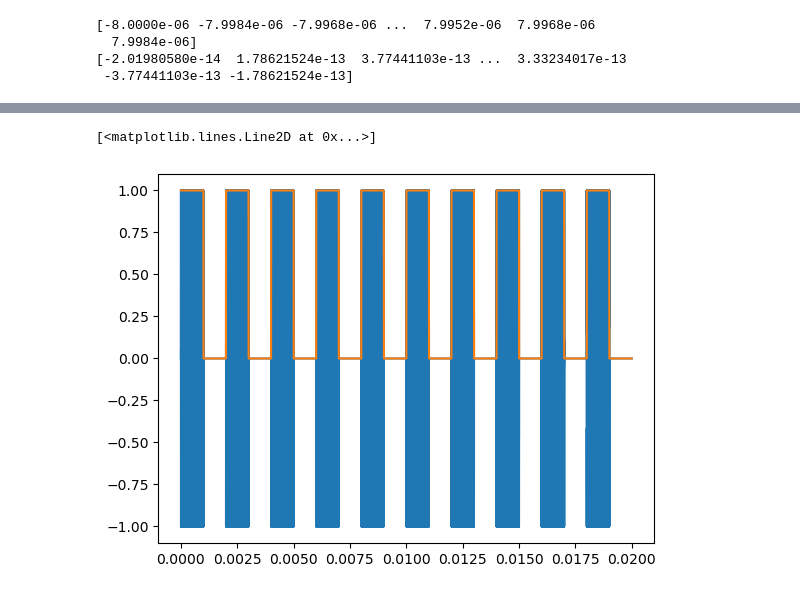
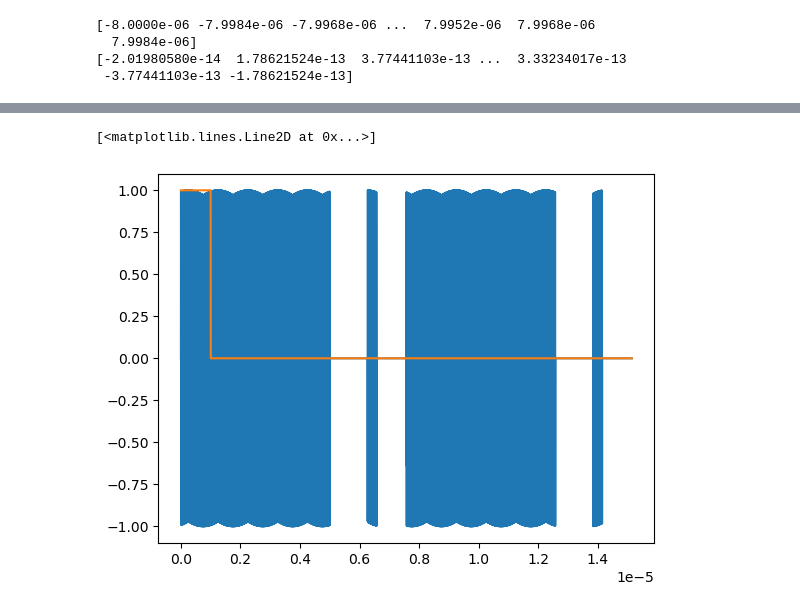
Before and after one commit to meimei2027/diamonds, a Jupyter notebook: experiment/view_data_2.ipynb, the cells around one changed output, grey strips where cells are left out. Cells and saved outputs as stored; diff of their text form; code cells hidden in the pictures.

```diff
--- a/experiment/view_data_2.ipynb
+++ b/experiment/view_data_2.ipynb
@@ -21,8 +21,9 @@ def compute_fft(t, y):
     return f, np.abs(Y / len(y))
 
 def get_peak_freq(t, y):
-    mask = t > 0
-    f, Y = compute_fft(t[mask], y[mask])
+    # mask = t > 0
+    # f, Y = compute_fft(t[mask], y[mask])
+    f, Y = compute_fft(t, y)
     Y = np.abs(Y)
     return np.abs(f[np.argmax(Y)]) / 1e6
 # %%
@@ -105,8 +106,7 @@ print(t_new - t)
 [-2.01980580e-14  1.78621524e-13  3.77441103e-13 ...  3.33234017e-13
  -3.77441103e-13 -1.78621524e-13]
 # %%
-# [ 5.373296 38.923847 33.074005 22.505043 22.217746 43.071298  5.211336
-#  35.171034 10.872007  5.61469 ]
+# [ 5.373296 38.923847 33.074005 22.505043 22.217746]
 
 def make_t(sample_rate_returned, num_of_points):
 
@@ -117,9 +117,8 @@ def make_t(sample_rate_returned, num_of_points):
 
 t = make_t(2.5e9, 10000)
 
-for i in range(1, 16):
-    ch1 = np.load(f"./data_new/data-{i}.npy")
-    print(get_peak_freq(t_new, ch1))
-    fig, ax = plt.subplots()
-    ax.plot(t, ch1)
+for i in range(1, 101, 5):
+    ch1 = np.load(f"./data/data-{i}.npy")
+    # ax.set_title(f"{freq:.2f}, {freq1:.2f} MHz")
+    print(freq - 5.3760752150430084 > 1)
 # %% [output]
@@ -153,16 +157,16 @@ for i in range(1, 16):
 # %%
 def load_csv_two_channels(csv_file):
     data = np.genfromtxt(csv_file, delimiter=",", skip_header=1)
     t = np.asarray(data[:, 0], dtype=np.float32)
     ch1 = np.asarray(data[:, 1], dtype=np.float32)
     ch2 = np.asarray(data[:, 2], dtype=np.float32)
     return t, ch1, ch2
 
-t, ch1, ch2 = load_csv_two_channels("./waveforms/test_scope_100.csv")
+t, ch1, ch2 = load_csv_two_channels("./waveforms/test.csv")
 fig, ax = plt.subplots()
 ax.plot(t, ch1)
 ax.plot(t, ch2)
 # ax.set_xlim(0, 1e-5)
 # %% [output]
 [<matplotlib.lines.Line2D at 0x...>]
-[figure, old version]
+[figure, new version]
```
Also changed, not shown: parts of 1 cell of this notebook, 35 other files.
